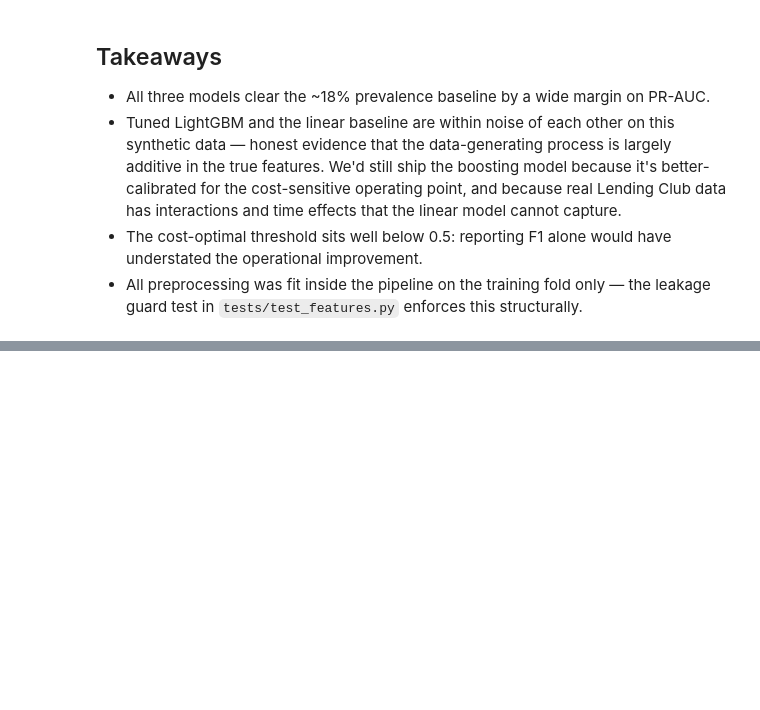
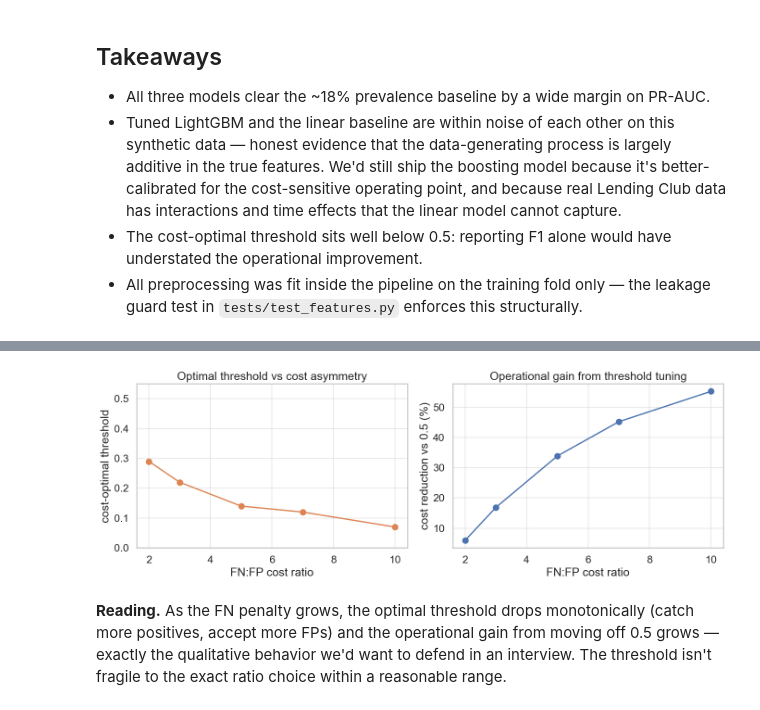
Before and after one commit to jessi-sidhu/credit-risk-modeling, a Jupyter notebook: notebooks/02_modeling.ipynb, the cells around one changed output, grey strips where cells are left out. Cells and saved outputs as stored; diff of their text form; code cells hidden in the pictures; blank space fills up the shorter version.

Commit message:
add cost sensitivity to nb 02

```diff
--- a/notebooks/02_modeling.ipynb
+++ b/notebooks/02_modeling.ipynb
@@ -155,0 +160,5 @@ Reduction: 33.9%
+# %%
+from src.evaluate import cost_sensitivity
+
+sens = cost_sensitivity(y_te, y_prob_lgb, ratios=(2.0, 3.0, 5.0, 7.0, 10.0))
+sens.round(3)
@@ -155,0 +172,16 @@ Reduction: 33.9%
+# %%
+fig, (ax1, ax2) = plt.subplots(1, 2, figsize=(14, 5))
+ax1.plot(sens['fn_to_fp'], sens['optimal_threshold'], marker='o', color='#dd8452', lw=2)
+ax1.set_xlabel('FN:FP cost ratio'); ax1.set_ylabel('cost-optimal threshold')
+ax1.set_title('Optimal threshold vs cost asymmetry')
+ax1.set_ylim(0, 0.55); ax1.grid(True, alpha=0.4)
+
+ax2.plot(sens['fn_to_fp'], sens['reduction_vs_0.5'] * 100, marker='o', color='#4c72b0', lw=2)
+ax2.set_xlabel('FN:FP cost ratio'); ax2.set_ylabel('cost reduction vs 0.5 (%)')
+ax2.set_title('Operational gain from threshold tuning')
+ax2.grid(True, alpha=0.4)
+plt.tight_layout(); plt.savefig(FIG_DIR / 'cost_sensitivity.png', dpi=120); plt.show()
+# %% [output]
+[figure, added]
+# %% [markdown]
+**Reading.** As the FN penalty grows, the optimal threshold drops monotonically (catch more positives, accept more FPs) and the operational gain from moving off 0.5 grows — exactly the qualitative behavior we'd want to defend in an interview. The threshold isn't fragile to the exact ratio choice within a reasonable range.
```
Also changed, not shown: parts of 2 cells of this notebook, 1 other file.
